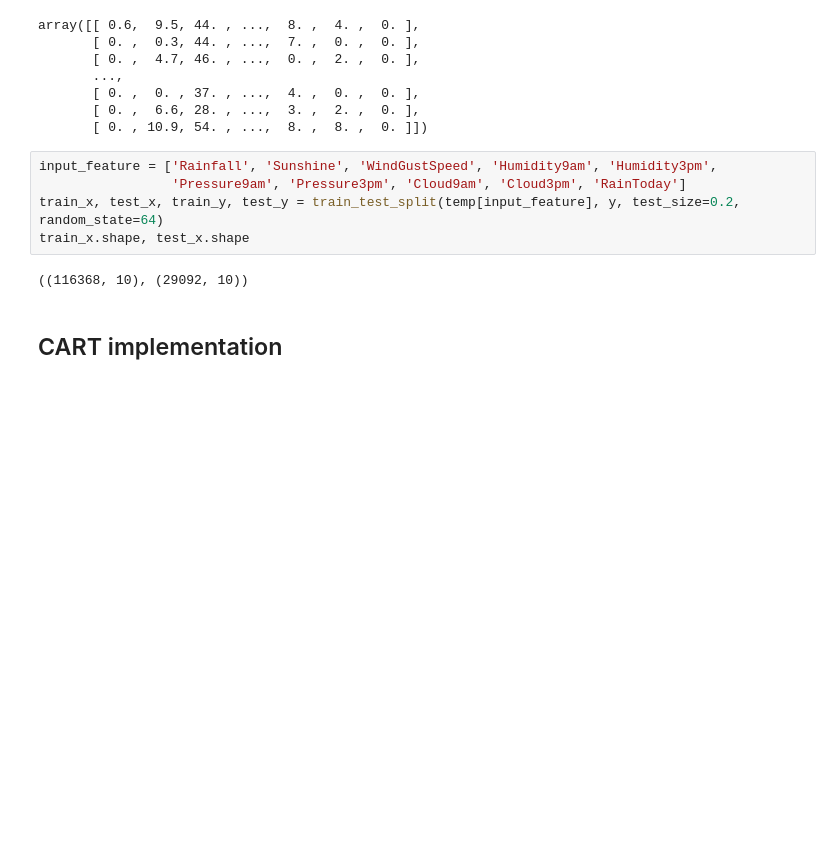
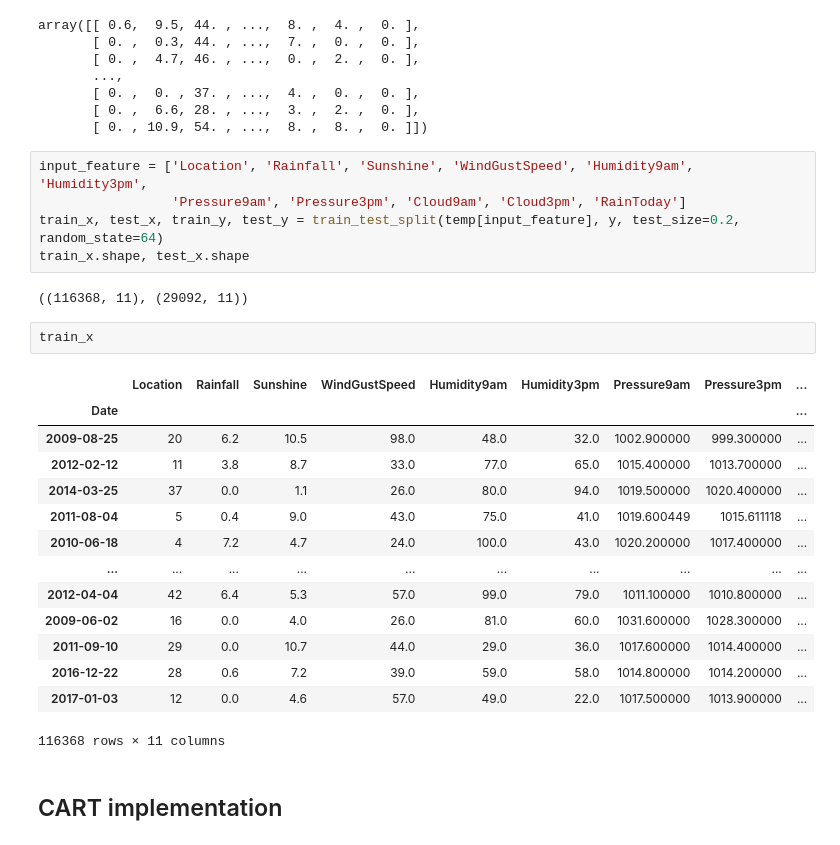
Before and after one commit to ashen007/Australia_rain_prediction, a Jupyter notebook: model/Decision Tree model.ipynb, the cells around one changed output. Saved outputs shown, nothing was run; the diff lists cells and outputs as text; blank space fills up the shorter version.

```diff
--- a/model/Decision Tree model.ipynb
+++ b/model/Decision Tree model.ipynb
@@ -121,12 +141,29 @@ array([[ 0.6,  9.5, 44. , ...,  8. ,  4. ,  0. ],
        [ 0. ,  6.6, 28. , ...,  3. ,  2. ,  0. ],
        [ 0. , 10.9, 54. , ...,  8. ,  8. ,  0. ]])
 # %%
-input_feature = ['Rainfall', 'Sunshine', 'WindGustSpeed', 'Humidity9am', 'Humidity3pm',
+input_feature = ['Location', 'Rainfall', 'Sunshine', 'WindGustSpeed', 'Humidity9am', 'Humidity3pm',
                  'Pressure9am', 'Pressure3pm', 'Cloud9am', 'Cloud3pm', 'RainToday']
 train_x, test_x, train_y, test_y = train_test_split(temp[input_feature], y, test_size=0.2, random_state=64)
 train_x.shape, test_x.shape
 # %% [output]
-((116368, 10), (29092, 10))
+((116368, 11), (29092, 11))
+# %%
+train_x
+# %% [output]
+|  | Location | Rainfall | Sunshine | WindGustSpeed | Humidity9am | Humidity3pm | Pressure9am | Pressure3pm | ... |
+| Date |  |  |  |  |  |  |  |  | ... |
+| 2009-08-25 | 20 | 6.2 | 10.5 | 98.0 | 48.0 | 32.0 | 1002.900000 | 999.300000 | ... |
+| 2012-02-12 | 11 | 3.8 | 8.7 | 33.0 | 77.0 | 65.0 | 1015.400000 | 1013.700000 | ... |
+| 2014-03-25 | 37 | 0.0 | 1.1 | 26.0 | 80.0 | 94.0 | 1019.500000 | 1020.400000 | ... |
+| 2011-08-04 | 5 | 0.4 | 9.0 | 43.0 | 75.0 | 41.0 | 1019.600449 | 1015.611118 | ... |
+| 2010-06-18 | 4 | 7.2 | 4.7 | 24.0 | 100.0 | 43.0 | 1020.200000 | 1017.400000 | ... |
+| ... | ... | ... | ... | ... | ... | ... | ... | ... | ... |
+| 2012-04-04 | 42 | 6.4 | 5.3 | 57.0 | 99.0 | 79.0 | 1011.100000 | 1010.800000 | ... |
+| 2009-06-02 | 16 | 0.0 | 4.0 | 26.0 | 81.0 | 60.0 | 1031.600000 | 1028.300000 | ... |
+| 2011-09-10 | 29 | 0.0 | 10.7 | 44.0 | 29.0 | 36.0 | 1017.600000 | 1014.400000 | ... |
+| 2016-12-22 | 28 | 0.6 | 7.2 | 39.0 | 59.0 | 58.0 | 1014.800000 | 1014.200000 | ... |
+| 2017-01-03 | 12 | 0.0 | 4.6 | 57.0 | 49.0 | 22.0 | 1017.500000 | 1013.900000 | ... |
+116368 rows × 11 columns
 # %% [markdown]
 ## CART implementation
 # %% [markdown]
```
Also changed, not shown: parts of 3 cells of this notebook, 1 other file.
